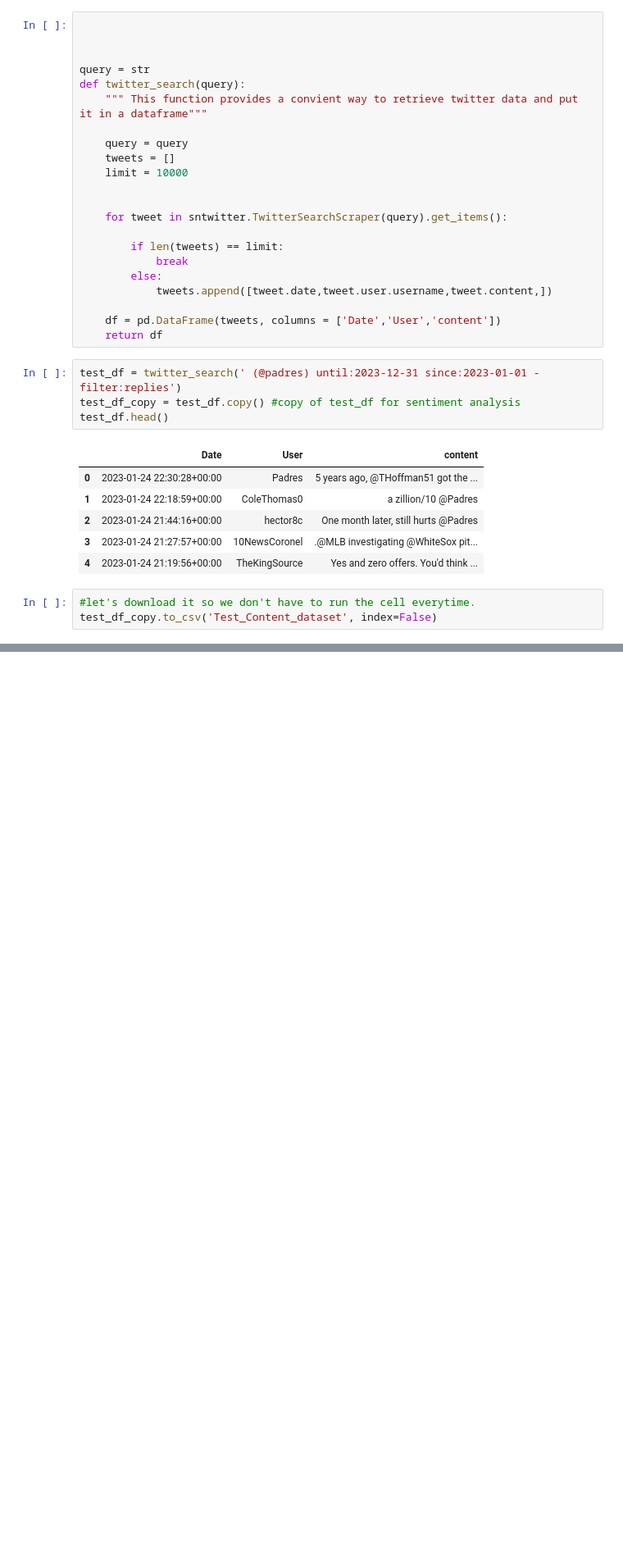
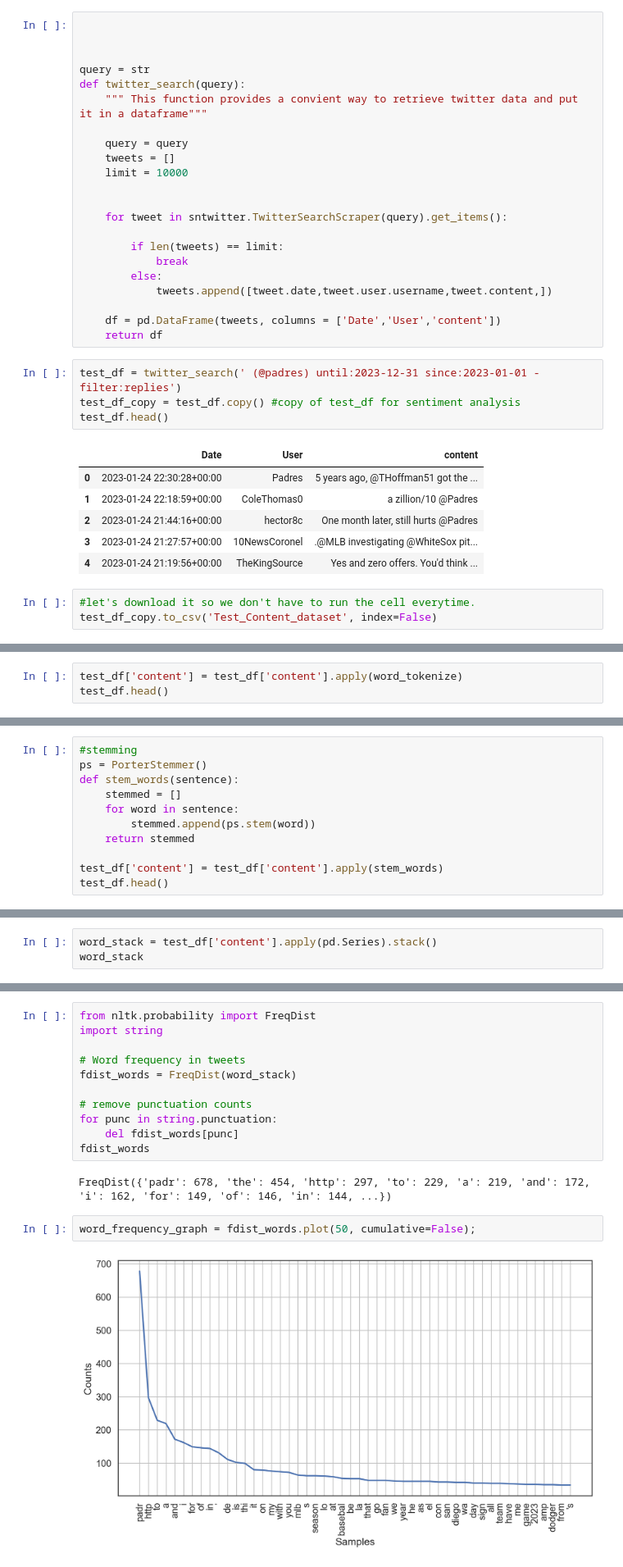
Before and after one commit to drea-biz/Portfollio_Sample_projects, a Jupyter notebook: Portfolio_notebook_python.ipynb, the cells around one changed output, grey strips where cells are left out. Shown at 82% size. Saved outputs shown, nothing was run; the diff lists cells and outputs as text; blank space fills up the shorter version.

```diff
--- a/Portfolio_notebook_python.ipynb
+++ b/Portfolio_notebook_python.ipynb
@@ -110,0 +135,3 @@ test_df.shape
+# %%
+test_df['content'] = test_df['content'].apply(word_tokenize)
+test_df.head()
@@ -110,0 +145,11 @@ test_df.shape
+# %%
+#stemming
+ps = PorterStemmer()
+def stem_words(sentence):
+    stemmed = []
+    for word in sentence:
+        stemmed.append(ps.stem(word))
+    return stemmed
+
+test_df['content'] = test_df['content'].apply(stem_words)
+test_df.head()
@@ -110,0 +163,3 @@ test_df.shape
+# %%
+word_stack = test_df['content'].apply(pd.Series).stack()
+word_stack
@@ -110,0 +179,17 @@ test_df.shape
+# %%
+from nltk.probability import FreqDist
+import string
+
+# Word frequency in tweets
+fdist_words = FreqDist(word_stack)
+
+# remove punctuation counts
+for punc in string.punctuation:
+    del fdist_words[punc]
+fdist_words
+# %% [output]
+FreqDist({'padr': 678, 'the': 454, 'http': 297, 'to': 229, 'a': 219, 'and': 172, 'i': 162, 'for': 149, 'of': 146, 'in': 144, ...})
+# %%
+word_frequency_graph = fdist_words.plot(50, cumulative=False);
+# %% [output]
+[figure, added]
```
Also changed, not shown: parts of 14 cells of this notebook, 1 other file.
